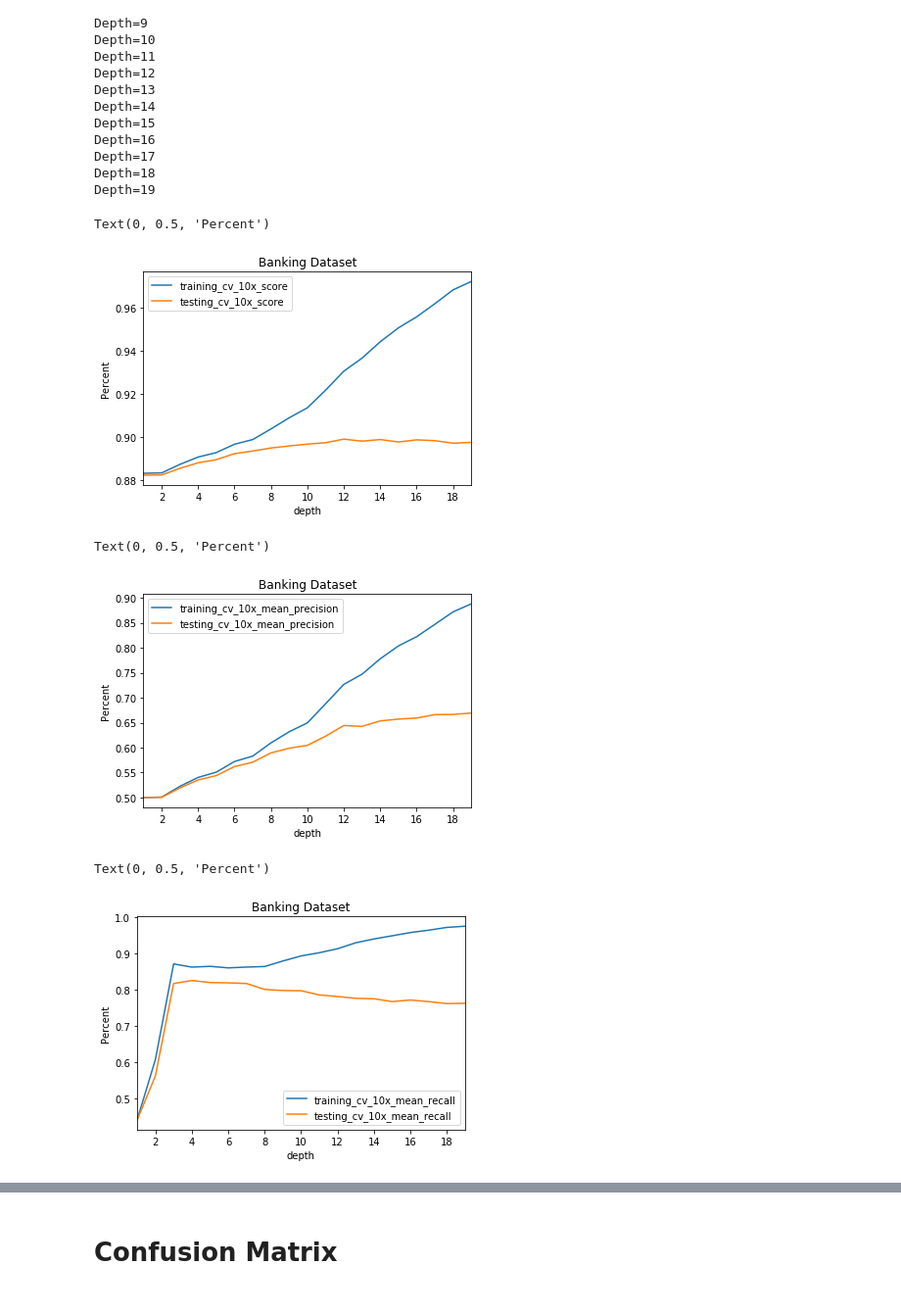
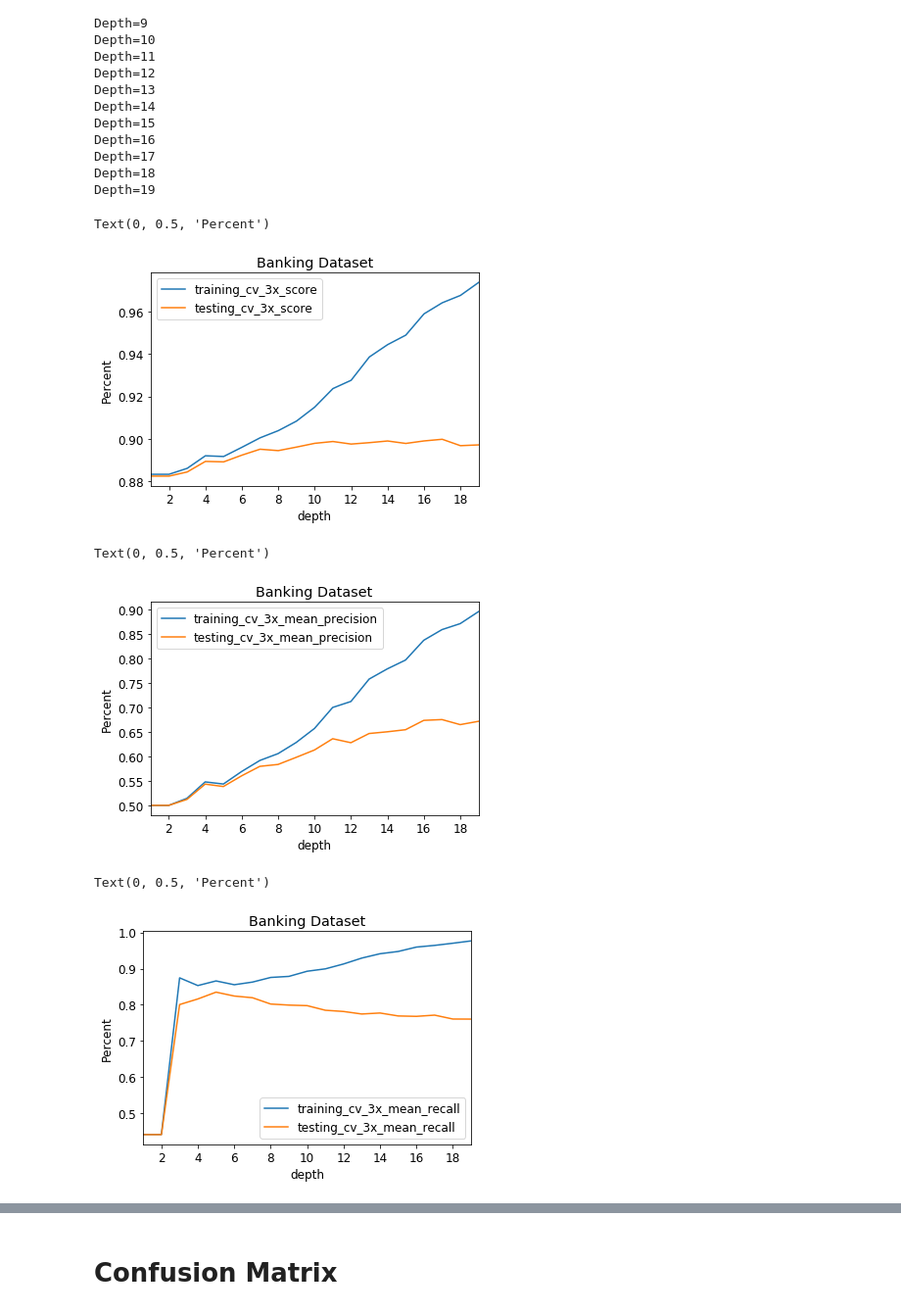
Before and after one commit to jonhilgart22/gatech_machine_learning, a Jupyter notebook: problem set 1/decision_trees.ipynb, the cells around one changed output, grey strips where cells are left out. Shown: that part at 98% size. Drawn from its saved outputs; the diff is of its cells as text; code cells hidden in the pictures.

```diff
--- a/problem set 1/decision_trees.ipynb
+++ b/problem set 1/decision_trees.ipynb
@@ -619,7 +620,7 @@ accuracy_score(best_banking_decision_tree.predict(banking_tstX), banking_tstY)
 # %%
 def plot_tree_depth_versus_training_test_score_for_classifier(all_x, all_y,
                                                               max_depth_iterations=[_ for _ in range(1,20,1)],
-                                                              cv_iterations=10,
+                                                              cv_iterations=3,
                                                               test_size=.30,
                                                               ):
     # Take in a classifier and return a dataframe of learning rate metrics
@@ -803,7 +804,7 @@ Text(0, 0.5, 'Percent')
 # %% [markdown]
  # Banking Dataset
 # %%
-banking_pruning_results_df = plot_tree_depth_versus_training_test_score(X_transformed_banking_df,
+banking_pruning_results_df = plot_tree_depth_versus_training_test_score_for_classifier(X_transformed_banking_df,
                                                                       Y_transformed_banking_df)
 # %% [output]
 Depth=1
@@ -826,26 +827,26 @@ Depth=17
 Depth=18
 Depth=19
 # %%
-banking_pruning_results_df.plot(x='depth', y=['training_cv_10x_score','testing_cv_10x_score'], kind='line' )
+banking_pruning_results_df.plot(x='depth', y=['training_cv_3x_score','testing_cv_3x_score'], kind='line' )
 plt.title('Banking Dataset')
 plt.ylabel('Percent')
 # %% [output]
 Text(0, 0.5, 'Percent')
-[figure, old version]
+[figure, new version]
 # %%
-banking_pruning_results_df.plot(x='depth', y=['training_cv_10x_mean_precision','testing_cv_10x_mean_precision'], kind='line' )
+banking_pruning_results_df.plot(x='depth', y=['training_cv_3x_mean_precision','testing_cv_3x_mean_precision'], kind='line' )
 plt.title('Banking Dataset')
 plt.ylabel('Percent')
 # %% [output]
 Text(0, 0.5, 'Percent')
-[figure, old version]
+[figure, new version]
 # %%
-banking_pruning_results_df.plot(x='depth', y=['training_cv_10x_mean_recall','testing_cv_10x_mean_recall'], kind='line' )
+banking_pruning_results_df.plot(x='depth', y=['training_cv_3x_mean_recall','testing_cv_3x_mean_recall'], kind='line' )
 plt.title('Banking Dataset')
 plt.ylabel('Percent')
 # %% [output]
 Text(0, 0.5, 'Percent')
-[figure, old version]
+[figure, new version]
 # %%
 max(banking_pruning_results_df.testing_cv_10x_mean_f1score)
 # %% [output]
```
Also changed, not shown: parts of 12 cells of this notebook, 1 other file.
